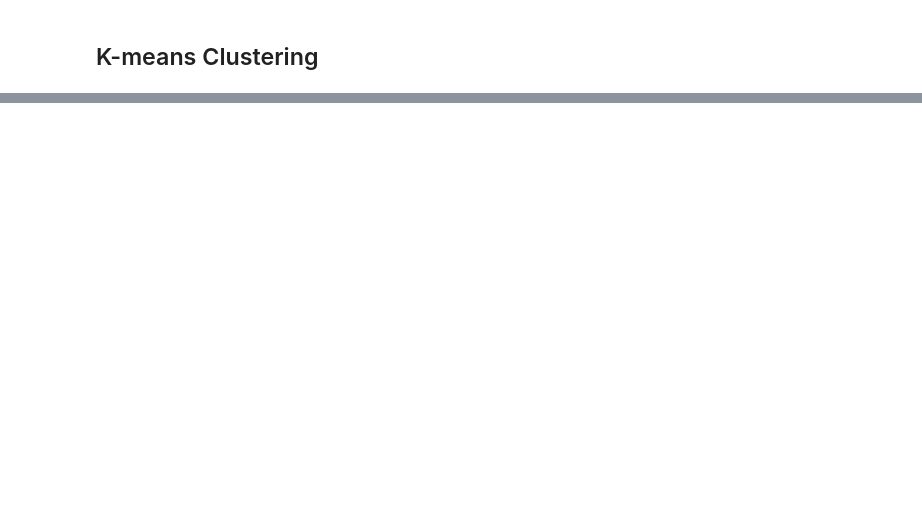
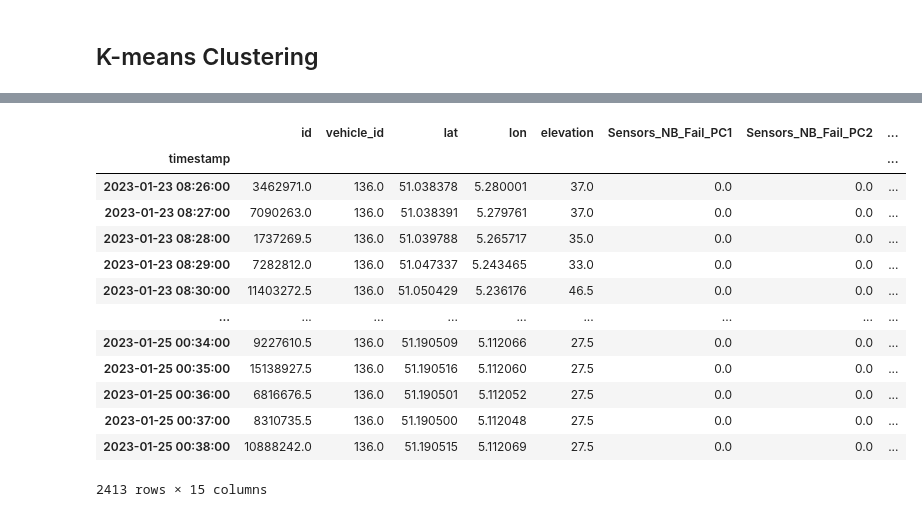
Before and after one commit to moulinleo/cool_train, a Jupyter notebook: notebooks/model_selection/model_selection.ipynb, the cells around one changed output, grey strips where cells are left out. Drawn from its saved outputs; the diff is of its cells as text; code cells hidden in the pictures; blank space fills up the shorter version.

```diff
--- a/notebooks/model_selection/model_selection.ipynb
+++ b/notebooks/model_selection/model_selection.ipynb
@@ -124,3 +121,9 @@ df_time
 | 2023-09-13 21:46:00 | 50.936671 | 5.306088 | 18.226 | 38.0 | 0.0 | 0.00 | 21.0 | ... |
 | 2023-09-13 21:47:00 | 50.936665 | 5.306027 | 18.226 | 38.0 | 0.0 | 0.00 | 21.0 | ... |
 169926 rows × 35 columns
+# %%
+# Add Regimes
+from cool_train.feature_engineering import create_regimes
+
+df_time = create_regimes(df_time)
+df_time
@@ -127,3 +145,7 @@ df_time
+# %%
+# Add useful feature
+df_time['InAirTemp_PC1_above'] = df_time['RS_E_InAirTemp_PC1'] - df_time['temperature']
+df_time['InAirTemp_PC2_above'] = df_time['RS_E_InAirTemp_PC2'] - df_time['temperature']
 # %%
 df_time.to_csv('../../dataset/df_final_train136.csv')
 # %% [markdown]
@@ -389,0 +569,52 @@ For example,
+# %%
+
+# Convert 'timestamp' to datetime index
+df['timestamp'] = pd.to_datetime(df['timestamps_UTC'])
+df.set_index('timestamp', inplace=True)
+
+# Calculate time differences between consecutive timestamps using shift
+time_diff = df.index.to_series().diff()
+
+# Determine when a new time series should start
+gap_threshold = pd.Timedelta(minutes=30)
+new_series_mask = time_diff > gap_threshold
+
+# Create a new series identifier based on the cumulative sum of the mask
+series_identifier = new_series_mask.cumsum()
+
+# Separate the data into different dataframes based on the identified time series
+dataframes_by_series = {series: group for series, group in df.groupby(series_identifier)}
+
+# Filter out time series with fewer than 1000 points
+
+# Resample each valid dataframe to 1-minute frequency and interpolate
+resampled_dataframes = {}
+for series, data in dataframes_by_series.items():
+    resampled_data = data.resample('1T').median()
+    resampled_data = resampled_data.interpolate(method='linear')
+    resampled_dataframes[series] = resampled_data
+
+
+filtered_dataframes = {series: data for series, data in resampled_dataframes.items() if len(data) >= 60} #in minutes
+
+
+# Example: Accessing the first resampled series
+first_resampled_series = filtered_dataframes[next(iter(filtered_dataframes))]
+
+# Display the first resampled series
+first_resampled_series
+# %% [output]
+|  | id | vehicle_id | lat | lon | elevation | Sensors_NB_Fail_PC1 | Sensors_NB_Fail_PC2 | ... |
+| timestamp |  |  |  |  |  |  |  | ... |
+| 2023-01-23 08:26:00 | 3462971.0 | 136.0 | 51.038378 | 5.280001 | 37.0 | 0.0 | 0.0 | ... |
+| 2023-01-23 08:27:00 | 7090263.0 | 136.0 | 51.038391 | 5.279761 | 37.0 | 0.0 | 0.0 | ... |
+| 2023-01-23 08:28:00 | 1737269.5 | 136.0 | 51.039788 | 5.265717 | 35.0 | 0.0 | 0.0 | ... |
+| 2023-01-23 08:29:00 | 7282812.0 | 136.0 | 51.047337 | 5.243465 | 33.0 | 0.0 | 0.0 | ... |
+| 2023-01-23 08:30:00 | 11403272.5 | 136.0 | 51.050429 | 5.236176 | 46.5 | 0.0 | 0.0 | ... |
+| ... | ... | ... | ... | ... | ... | ... | ... | ... |
+| 2023-01-25 00:34:00 | 9227610.5 | 136.0 | 51.190509 | 5.112066 | 27.5 | 0.0 | 0.0 | ... |
+| 2023-01-25 00:35:00 | 15138927.5 | 136.0 | 51.190516 | 5.112060 | 27.5 | 0.0 | 0.0 | ... |
+| 2023-01-25 00:36:00 | 6816676.5 | 136.0 | 51.190501 | 5.112052 | 27.5 | 0.0 | 0.0 | ... |
+| 2023-01-25 00:37:00 | 8310735.5 | 136.0 | 51.190500 | 5.112048 | 27.5 | 0.0 | 0.0 | ... |
+| 2023-01-25 00:38:00 | 10888242.0 | 136.0 | 51.190515 | 5.112069 | 27.5 | 0.0 | 0.0 | ... |
+2413 rows × 15 columns
```
Also changed, not shown: parts of 56 cells of this notebook.
